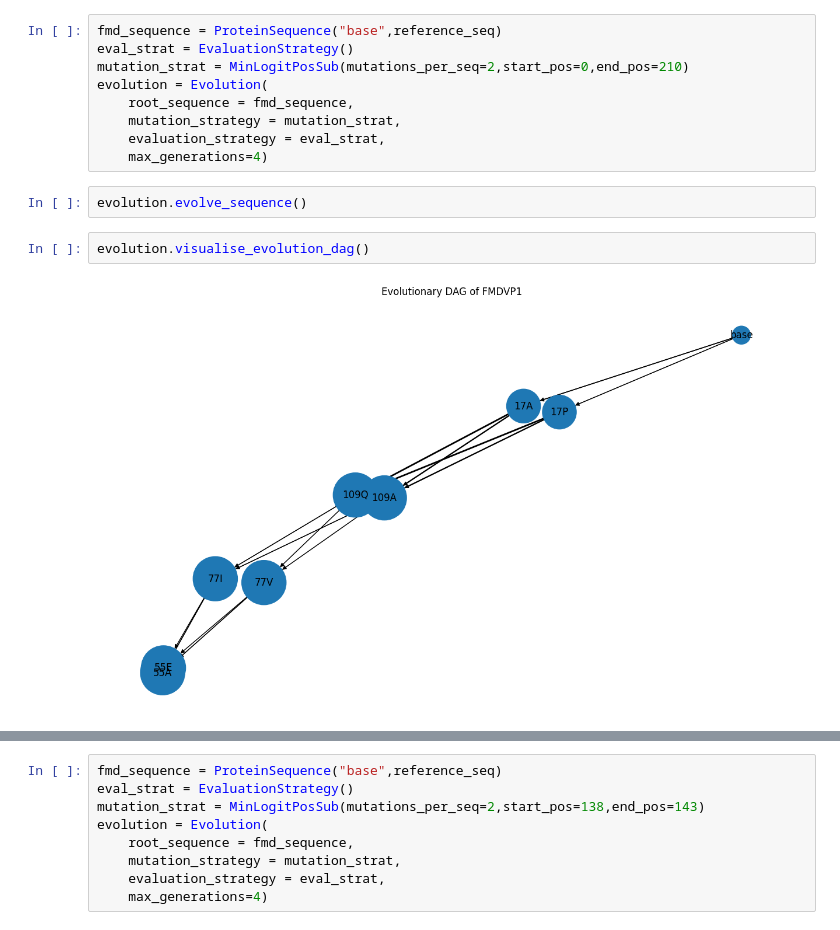
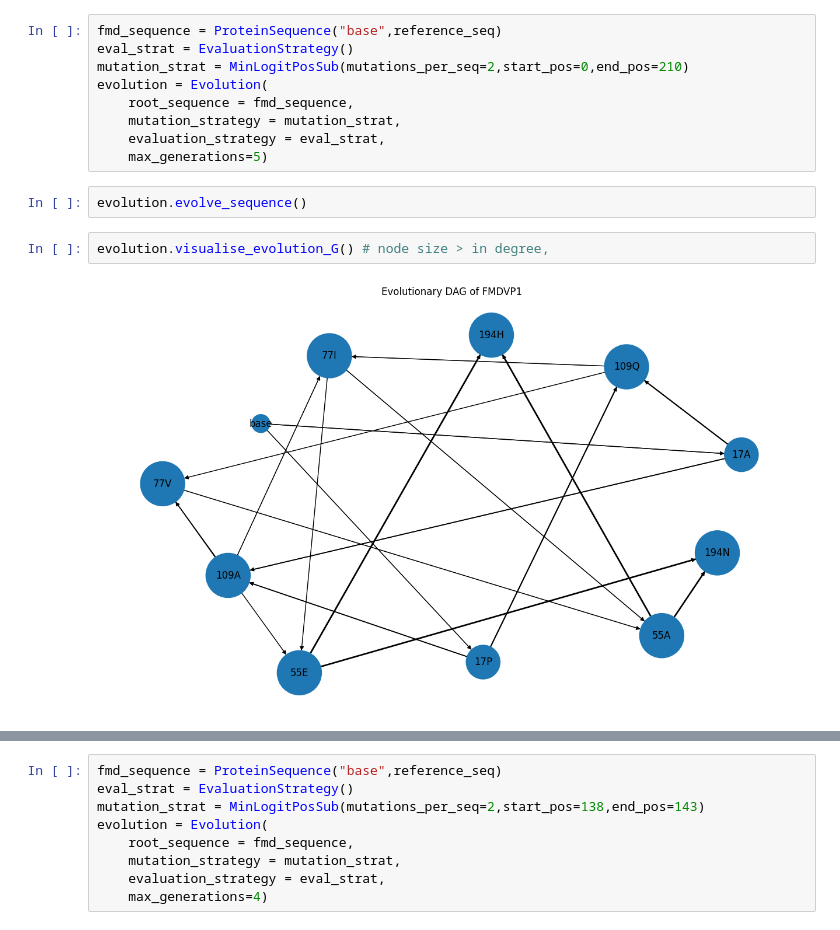
Before and after one commit to aubreyagub/esm2_for_fmdv, a Jupyter notebook: fmd_evolution/fmd.ipynb, the cells around one changed output, grey strips where cells are left out. Cells and saved outputs as stored; diff of their text form.

Commit message:
refactoring code by dynamically building a DiGraph in evolution

```diff
--- a/fmd_evolution/fmd.ipynb
+++ b/fmd_evolution/fmd.ipynb
@@ -23,10 +24,10 @@ evolution = Evolution(
     root_sequence = fmd_sequence,
     mutation_strategy = mutation_strat,
     evaluation_strategy = eval_strat,
-    max_generations=4)
+    max_generations=5)
 # %%
 evolution.evolve_sequence()
-# %%
-evolution.visualise_evolution_dag()
-# %% [output]
-[figure, removed]
+# %%
+evolution.visualise_evolution_G() # node size > in degree,
+# %% [output]
+[figure, added]
```
Also changed, not shown: parts of 9 cells of this notebook, 2 other files.
